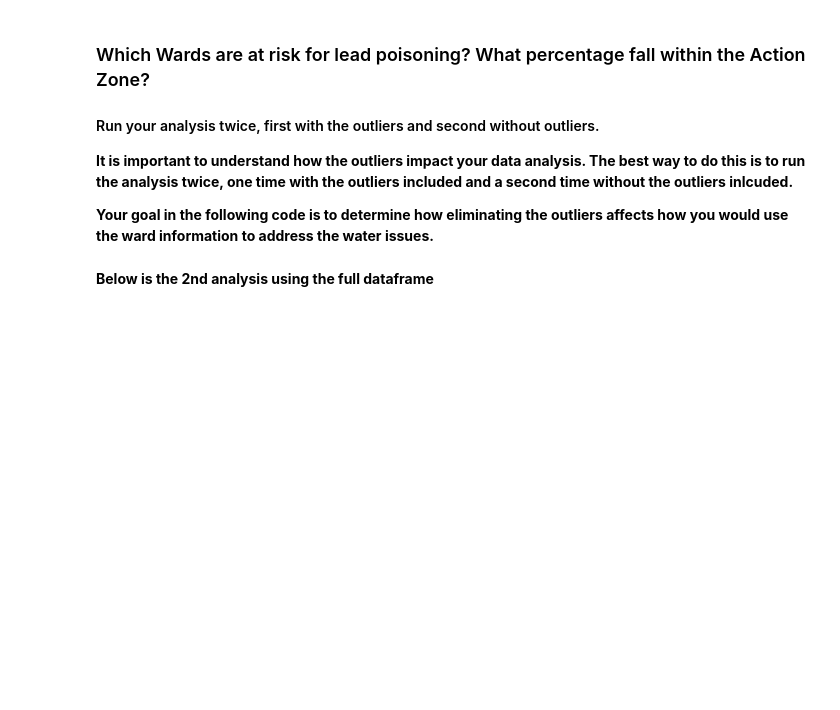
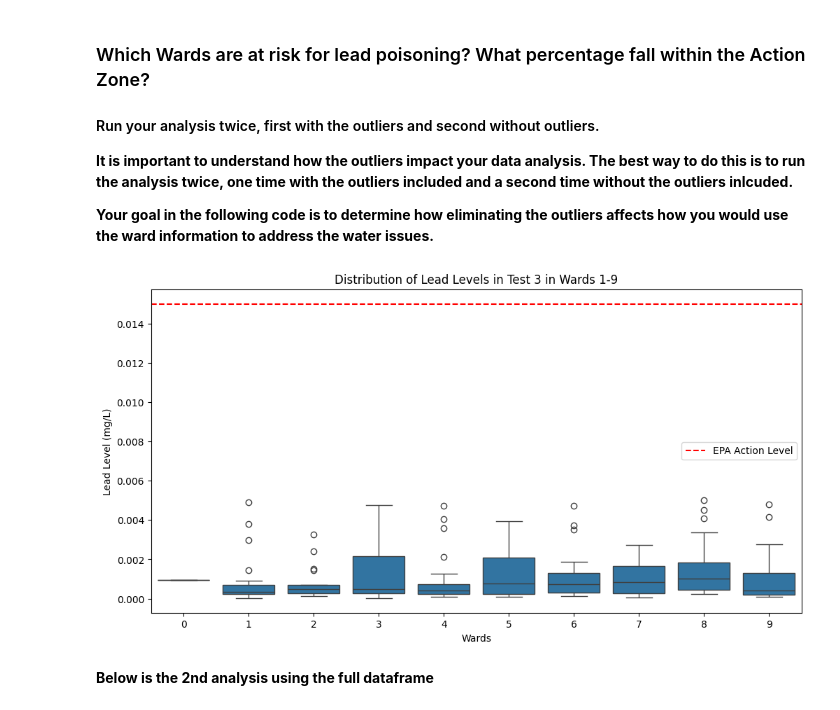
Before and after one commit to therealfiish/lil-pheobe, a Jupyter notebook: notebooks/21_Practice_E.ipynb, the cells around one changed output. Drawn from its saved outputs; the diff is of its cells as text; code cells hidden in the pictures; blank space fills up the shorter version.

```diff
--- a/notebooks/21_Practice_E.ipynb
+++ b/notebooks/21_Practice_E.ipynb
@@ -39,3 +45,28 @@ How can we use masks in Pandas to address some of these issues? As you work thro
+# %%
+# You should check for other outliers in the other sample as well.
+
+#find iqr for each column in mg/L
+
+IQR_1 = flint["Pb Bottle 1 in mg/L"].quantile(0.75) - flint["Pb Bottle 1 in mg/L"].quantile(0.25)
+IQR_2 = flint["Pb Bottle 2 in mg/L"].quantile(0.75) - flint["Pb Bottle 2 in mg/L"].quantile(0.25)
+IQR_3 = flint["Pb Bottle 3 in mg/L"].quantile(0.75) - flint["Pb Bottle 3 in mg/L"].quantile(0.25)
+
+#masks for each column
+
+flint1 = flint[(flint["Pb Bottle 1 in mg/L"] < (flint["Pb Bottle 1 in mg/L"].quantile(0.25) - 1.5*IQR_1)) |
+               (flint["Pb Bottle 1 in mg/L"] > (flint["Pb Bottle 1 in mg/L"].quantile(0.75) + 1.5*IQR_1))]
+
+flint2 = flint[(flint["Pb Bottle 2 in mg/L"] < (flint["Pb Bottle 2 in mg/L"].quantile(0.25) - 1.5*IQR_2)) |
+               (flint["Pb Bottle 2 in mg/L"] > (flint["Pb Bottle 2 in mg/L"].quantile(0.75) + 1.5*IQR_2))]
+
+flint3 = flint[(flint["Pb Bottle 3 in mg/L"] < (flint["Pb Bottle 3 in mg/L"].quantile(0.25) - 1.5*IQR_3)) |
+               (flint["Pb Bottle 3 in mg/L"] > (flint["Pb Bottle 3 in mg/L"].quantile(0.75) + 1.5*IQR_3))]
+
+flint_outliers = pd.concat([flint1, flint2, flint3]).drop_duplicates()
+
+flint_cleaned = flint[~flint['SampleID'].isin(flint_outliers['SampleID'])]
+
+flint_cleaned.to_csv("flint_cleaned.csv", index=False)
 # %% [markdown]
 ### Which Wards are at risk for lead poisoning? What percentage fall within the Action Zone?
 #### Run your analysis twice, first with the outliers and second without outliers.
@@ -48,2 +77,17 @@ How can we use masks in Pandas to address some of these issues? As you work thro
+# %%
+# put your code here!
+
+# boxplots for cleaned data
+
+plt.figure(figsize=(12, 6))
+sns.boxplot(x='Ward', y='Pb Bottle 3 in mg/L', data=flint_cleaned)
+plt.axhline(y=0.015, color='r', linestyle='--', label='EPA Action Level')
+plt.legend()
+plt.title('Distribution of Lead Levels in Test 3 in Wards 1-9')
+plt.xlabel('Wards')
+plt.ylabel('Lead Level (mg/L)')
+plt.show()
+# %% [output]
+[figure, added]
 # %% [markdown]
 **Below is the 2nd analysis using the full dataframe**
```
Also changed, not shown: parts of 14 cells of this notebook, 1 other file.
